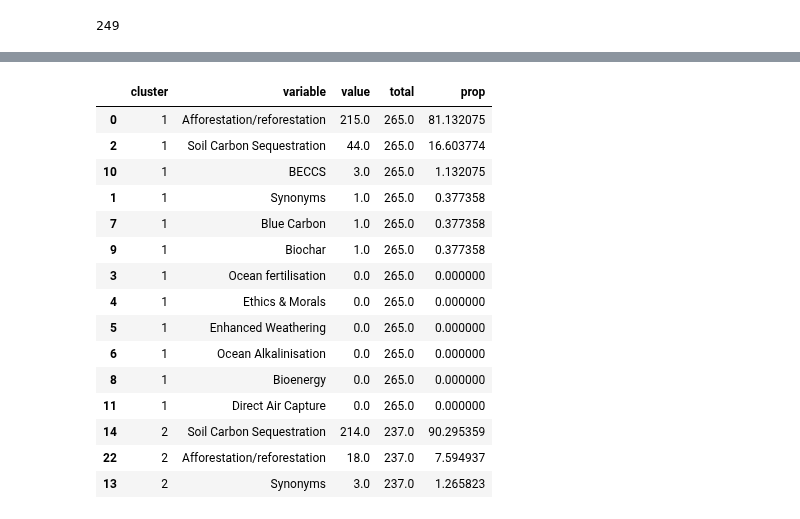
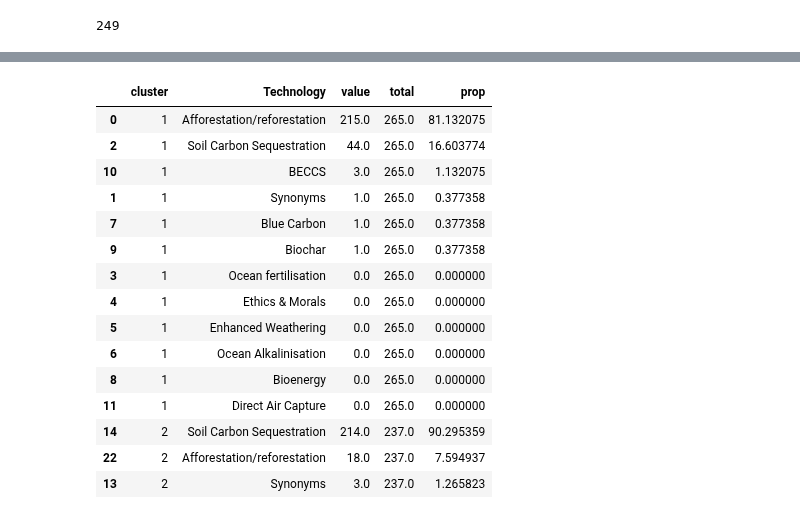
Before and after one commit to mcc-apsis/NETs-review, a Jupyter notebook: tech_proportions.ipynb, the cells around one changed output, grey strips where cells are left out. Saved outputs shown, nothing was run; the diff lists cells and outputs as text; code cells hidden in the pictures.

```diff
--- a/tech_proportions.ipynb
+++ b/tech_proportions.ipynb
@@ -103,7 +103,7 @@ len(ndf[ndf['BECCS'].isnull()])
 # %% [output]
 249
 # %%
-melted_ndf = pd.melt(ndf,id_vars=list(cols))
+melted_ndf = pd.melt(ndf,id_vars=list(cols),var_name="Technology")
 melted_ndf.head()
 # %% [output]
 |  | id | label | timeset | weight<total_link_strength> | score<citations> | score<pub._year> | weight<links> | ... |
@@ -113,25 +113,25 @@ melted_ndf.head()
 | 3 | 4 | dai (2017) | NaN | 419 | 1 | 2017 | 110 | ... |
 | 4 | 5 | custelcean (2017) | NaN | 563 | 0 | 2017 | 171 | ... |
 # %%
-ct_sum = melted_ndf.groupby(['cluster', 'variable']).agg({
+ct_sum = melted_ndf.groupby(['cluster', 'Technology']).agg({
     'value': 'sum'
 })
 
 ct_sum = ct_sum.reset_index().sort_values('cluster')
 
 ct_totals = ct_sum.groupby(['cluster']).sum().rename(columns={'value':'total'}).reset_index()
 
 ct_sum = ct_sum.merge(ct_totals)
 
 ct_sum['prop'] = ct_sum['value'] / ct_sum['total'] * 100
 
 ct_sum = ct_sum.sort_values(['cluster','prop'], ascending=[True, False])
 
 ct_sum.to_excel('bib_data/cluster_totals.xlsx')
 
 ct_sum.head(15)
 # %% [output]
-|  | cluster | variable | value | total | prop |
+|  | cluster | Technology | value | total | prop |
 | 0 | 1 | Afforestation/reforestation | 215.0 | 265.0 | 81.132075 |
 | 2 | 1 | Soil Carbon Sequestration | 44.0 | 265.0 | 16.603774 |
 | 10 | 1 | BECCS | 3.0 | 265.0 | 1.132075 |
```
Also changed, not shown: 3 other files.
